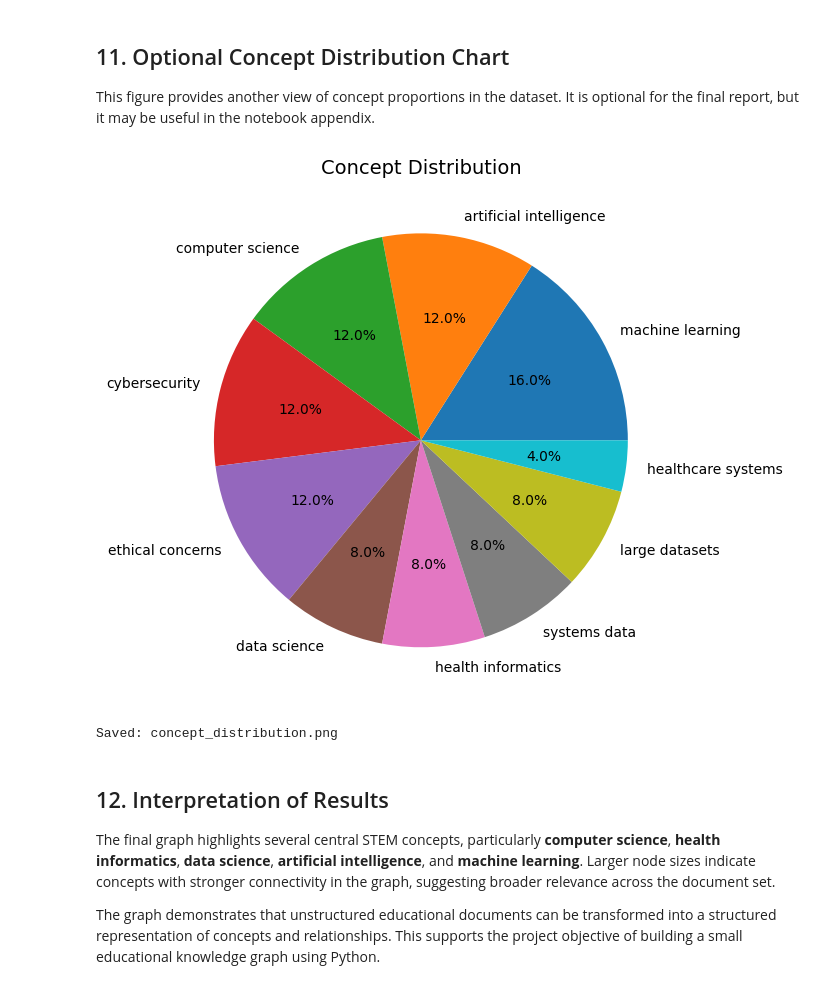
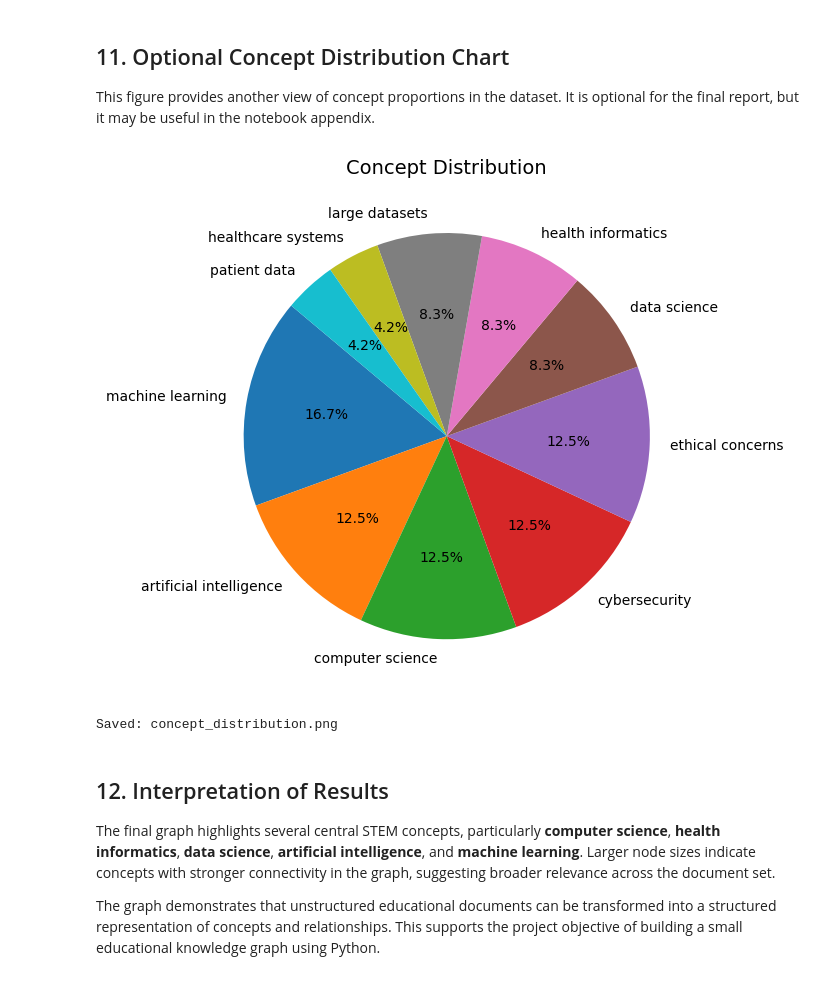
Before and after one commit to Bless01/KDD_Group7, a Jupyter notebook: project_knowledge_graph.ipynb, the cells around one changed output. Cells and saved outputs as stored; diff of their text form; code cells hidden in the pictures.

```diff
--- a/project_knowledge_graph.ipynb
+++ b/project_knowledge_graph.ipynb
@@ -185,9 +221,24 @@ bad_terms = {
     "key concepts"
 }
 
-concepts = [fix_map.get(c, c) for c in raw_concepts]
+# original
+# concepts = [fix_map.get(c, c) for c in raw_concepts]
+# concepts = [c for c in concepts if c not in bad_terms]
+# concepts = list(dict.fromkeys(concepts))
+
+# new changes normalize + clean + consistent ordering
+
+# Step 1: normalize text (lowercase + strip spaces)
+concepts = [c.lower().strip() for c in raw_concepts]
+
+# Step 2: fix reversed / incorrect phrases
+concepts = [fix_map.get(c, c) for c in concepts]
+
+# Step 3: remove bad / meaningless terms
 concepts = [c for c in concepts if c not in bad_terms]
-concepts = list(dict.fromkeys(concepts))
+
+# Step 4: remove duplicates AND sort for consistency
+concepts = sorted(set(concepts))
 
 print("Cleaned concepts:")
 for c in concepts:
@@ -371,16 +514,41 @@ Saved: top_relationships.csv
 
 This figure provides another view of concept proportions in the dataset. It is optional for the final report, but it may be useful in the notebook appendix.
 # %%
-plt.figure(figsize=(7, 7))
-plt.pie(values, labels=labels, autopct="%1.1f%%")
-plt.title("Concept Distribution", fontsize=14)
-plt.tight_layout()
-plt.savefig("concept_distribution.png", dpi=300, bbox_inches="tight")
-plt.show()
+# ORIGINAL
+# plt.figure(figsize=(7, 7))
+# plt.pie(values, labels=labels, autopct="%1.1f%%")
+# plt.title("Concept Distribution", fontsize=14)
+# plt.tight_layout()
+# plt.savefig("concept_distribution.png", dpi=300, bbox_inches="tight")
+# plt.show()
+# print("Saved: concept_distribution.png")
 
-print("Saved: concept_distribution.png")
+# IMPROVED: safer plotting + better readability
+
+if values and labels:  # ensure there is data to plot
+
+    plt.figure(figsize=(7, 7))
+
+    # IMPROVED: cleaner pie chart with better formatting
+    plt.pie(
+        values,
+        labels=labels,
+        autopct="%1.1f%%",
+        startangle=140  # rotate for better layout
+    )
+
+    plt.title("Concept Distribution", fontsize=14)
+
+    plt.tight_layout()
+    plt.savefig("concept_distribution.png", dpi=300, bbox_inches="tight")
+    plt.show()
+
+    print("Saved: concept_distribution.png")
+
+else:
+    print("No data available for pie chart.")
 # %% [output]
-[figure, old version]
+[figure, new version]
 Saved: concept_distribution.png
 # %% [markdown]
 ## 12. Interpretation of Results
```
Also changed, not shown: parts of 9 cells of this notebook.
